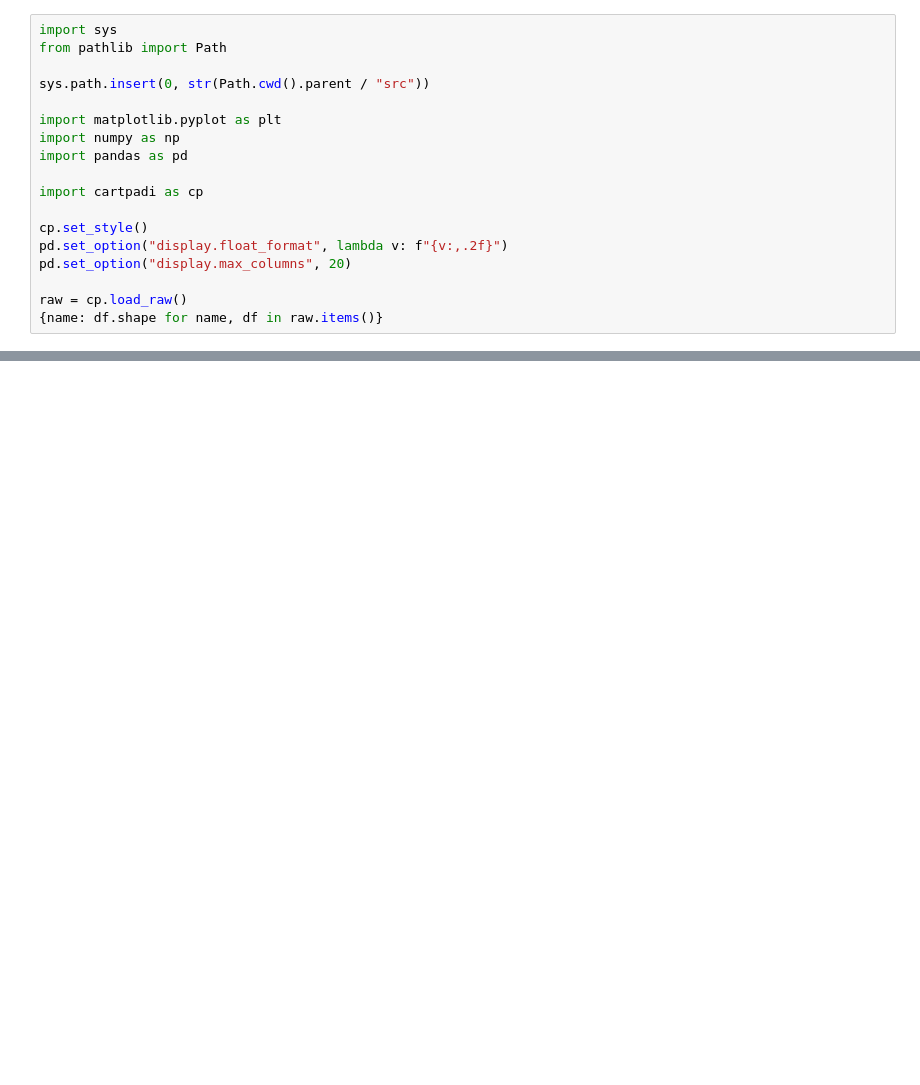
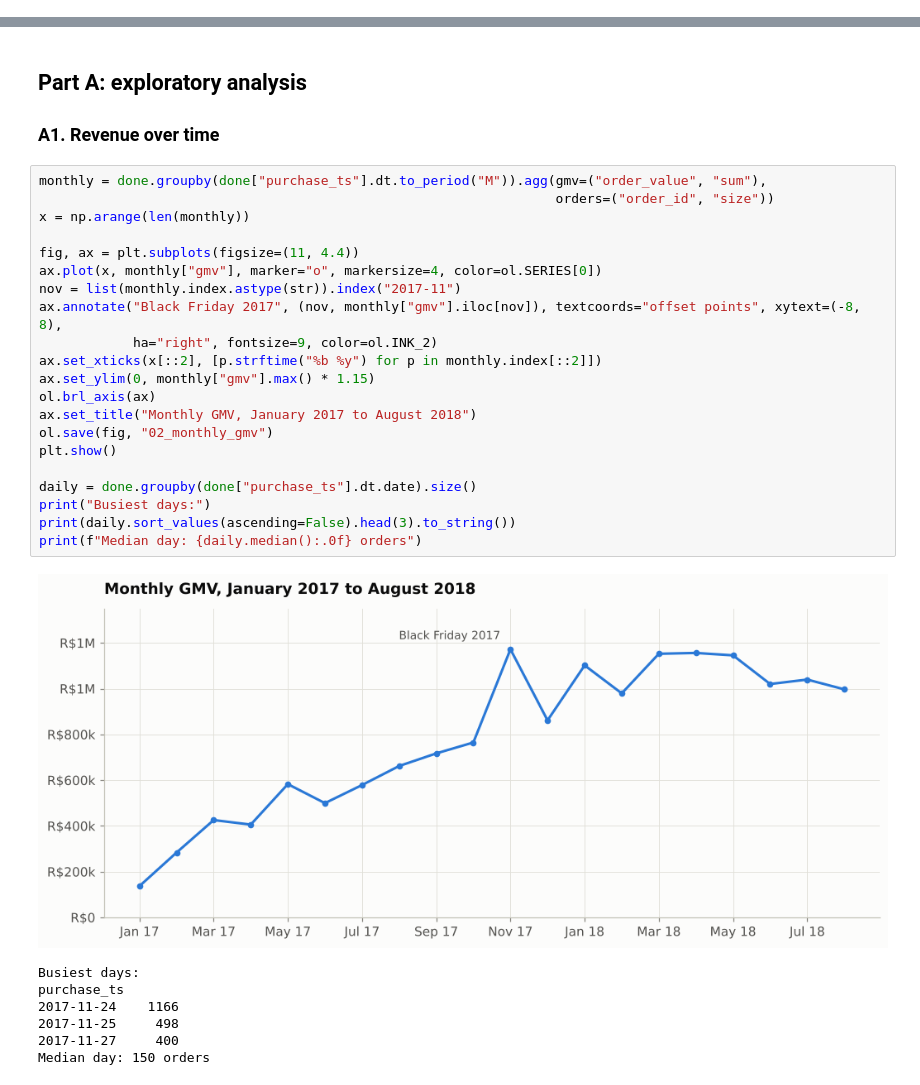
Before and after one commit to JoshuaPaul-lasisi/cartpadi-customer, a Jupyter notebook: notebooks/02_eda_rfm_segmentation.ipynb, the cells around one changed output, grey strips where cells are left out. Drawn from its saved outputs; the diff is of its cells as text; blank space fills up the shorter version.

```diff
--- a/notebooks/02_eda_rfm_segmentation.ipynb
+++ b/notebooks/02_eda_rfm_segmentation.ipynb
@@ -13,18 +0,0 @@ Output: `data/processed/rfm_segments.csv`
-# %%
-import sys
-from pathlib import Path
-
-sys.path.insert(0, str(Path.cwd().parent / "src"))
-
-import matplotlib.pyplot as plt
-import numpy as np
-import pandas as pd
-
-import cartpadi as cp
-
-cp.set_style()
-pd.set_option("display.float_format", lambda v: f"{v:,.2f}")
-pd.set_option("display.max_columns", 20)
-
-raw = cp.load_raw()
-{name: df.shape for name, df in raw.items()}
@@ -701,0 +48,33 @@ Name: count, dtype: int64
+# %% [markdown]
+## Part A: exploratory analysis
+
+### A1. Revenue over time
+# %%
+monthly = done.groupby(done["purchase_ts"].dt.to_period("M")).agg(gmv=("order_value", "sum"),
+                                                                  orders=("order_id", "size"))
+x = np.arange(len(monthly))
+
+fig, ax = plt.subplots(figsize=(11, 4.4))
+ax.plot(x, monthly["gmv"], marker="o", markersize=4, color=ol.SERIES[0])
+nov = list(monthly.index.astype(str)).index("2017-11")
+ax.annotate("Black Friday 2017", (nov, monthly["gmv"].iloc[nov]), textcoords="offset points", xytext=(-8, 8),
+            ha="right", fontsize=9, color=ol.INK_2)
+ax.set_xticks(x[::2], [p.strftime("%b %y") for p in monthly.index[::2]])
+ax.set_ylim(0, monthly["gmv"].max() * 1.15)
+ol.brl_axis(ax)
+ax.set_title("Monthly GMV, January 2017 to August 2018")
+ol.save(fig, "02_monthly_gmv")
+plt.show()
+
+daily = done.groupby(done["purchase_ts"].dt.date).size()
+print("Busiest days:")
+print(daily.sort_values(ascending=False).head(3).to_string())
+print(f"Median day: {daily.median():.0f} orders")
+# %% [output]
+[figure, added]
+Busiest days:
+purchase_ts
+2017-11-24    1166
+2017-11-25     498
+2017-11-27     400
+Median day: 150 orders
```
Also changed, not shown: parts of 78 cells of this notebook, 40 other files.
